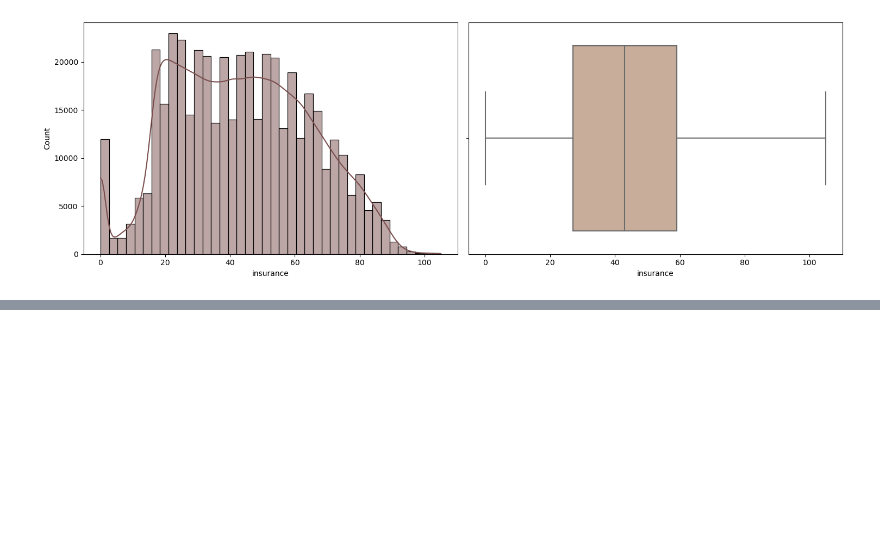
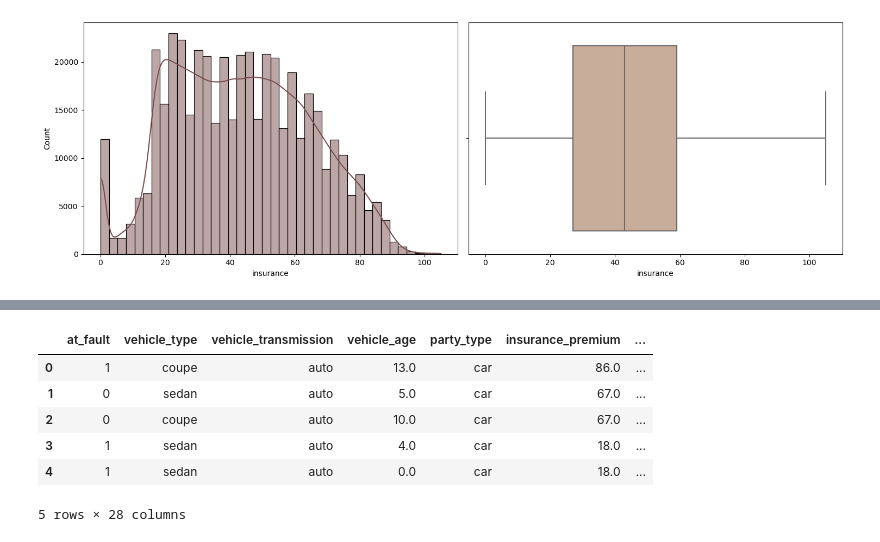
Before and after one commit to SergeyDolin/Road-Accident, a Jupyter notebook: RoadАccident.ipynb, the cells around one changed output, grey strips where cells are left out. Drawn from its saved outputs; the diff is of its cells as text; code cells hidden in the pictures; blank space fills up the shorter version.

```diff
--- a/RoadАccident.ipynb
+++ b/RoadАccident.ipynb
@@ -634,0 +652,53 @@ plt.show()
+# %%
+sql_query = '''
+SELECT  at_fault,
+		vehicle_type,
+        vehicle_transmission,
+        vehicle_age,
+        party_type,
+        insurance_premium,
+        party_sobriety,
+        party_drug_physical,
+        cellphone_in_use,
+        county_city_location,
+        county_location,
+        distance,
+        direction,
+        intersection,
+        weather_1,
+        location_type,
+        collision_damage,
+        party_count,
+        primary_collision_factor,
+        pcf_violation_category,
+        type_of_collision,
+        motor_vehicle_involved_with,
+        road_surface,
+        road_condition_1,
+        lighting,
+        control_device,
+        collision_date,
+        collision_time
+FROM ((SELECT *
+	FROM collisions
+	WHERE DATE_PART('year', collision_date) = 2012) AS c
+	JOIN
+	(SELECT *
+	FROM parties
+	WHERE party_type = 'car') AS p ON c.case_id = p.case_id
+	JOIN
+	(SELECT *
+	FROM vehicles) AS v ON p.case_id = v.case_id)
+WHERE collision_damage != 'scratch'
+'''
+#подключение к базе and p.party_number = v.party_number
+df = pd.read_sql_query(sql_query, con=engine)
+df.head()
+# %% [output]
+|  | at_fault | vehicle_type | vehicle_transmission | vehicle_age | party_type | insurance_premium | ... |
+| 0 | 1 | coupe | auto | 13.0 | car | 86.0 | ... |
+| 1 | 0 | sedan | auto | 5.0 | car | 67.0 | ... |
+| 2 | 0 | coupe | auto | 10.0 | car | 67.0 | ... |
+| 3 | 1 | sedan | auto | 4.0 | car | 18.0 | ... |
+| 4 | 1 | sedan | auto | 0.0 | car | 18.0 | ... |
+5 rows × 28 columns
```
Also changed, not shown: parts of 5 cells of this notebook.
